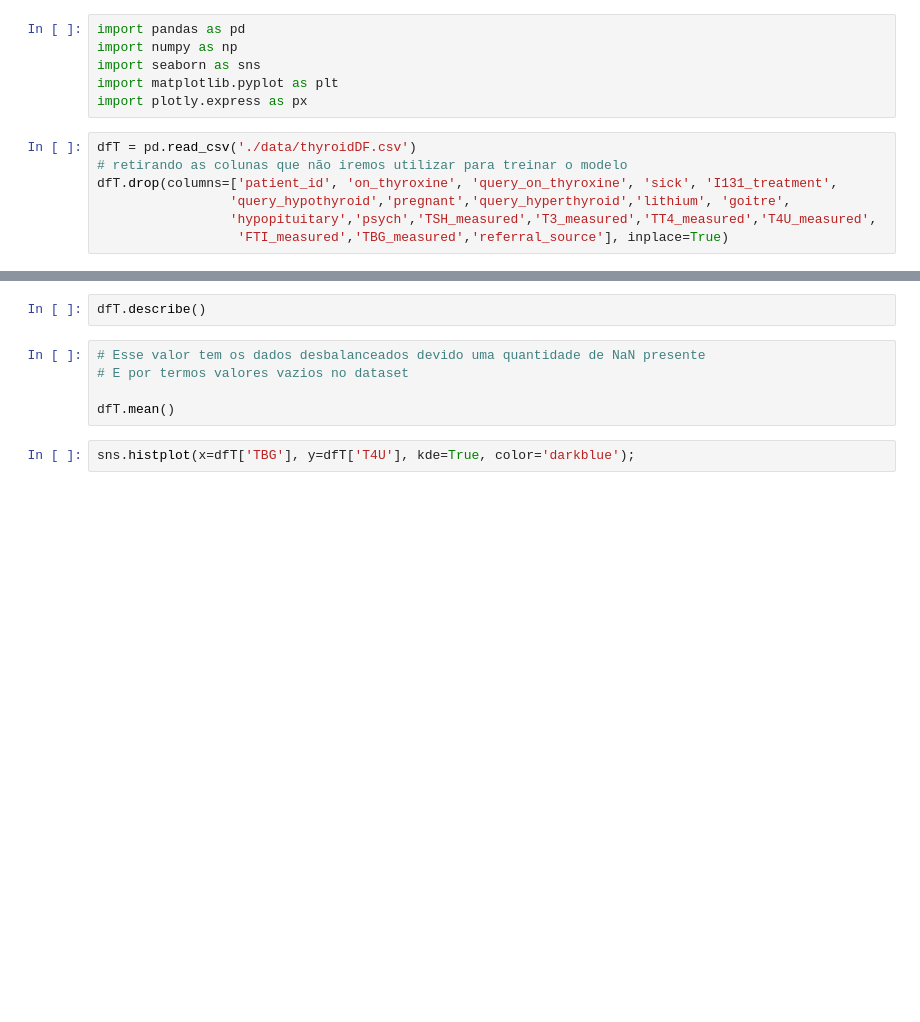
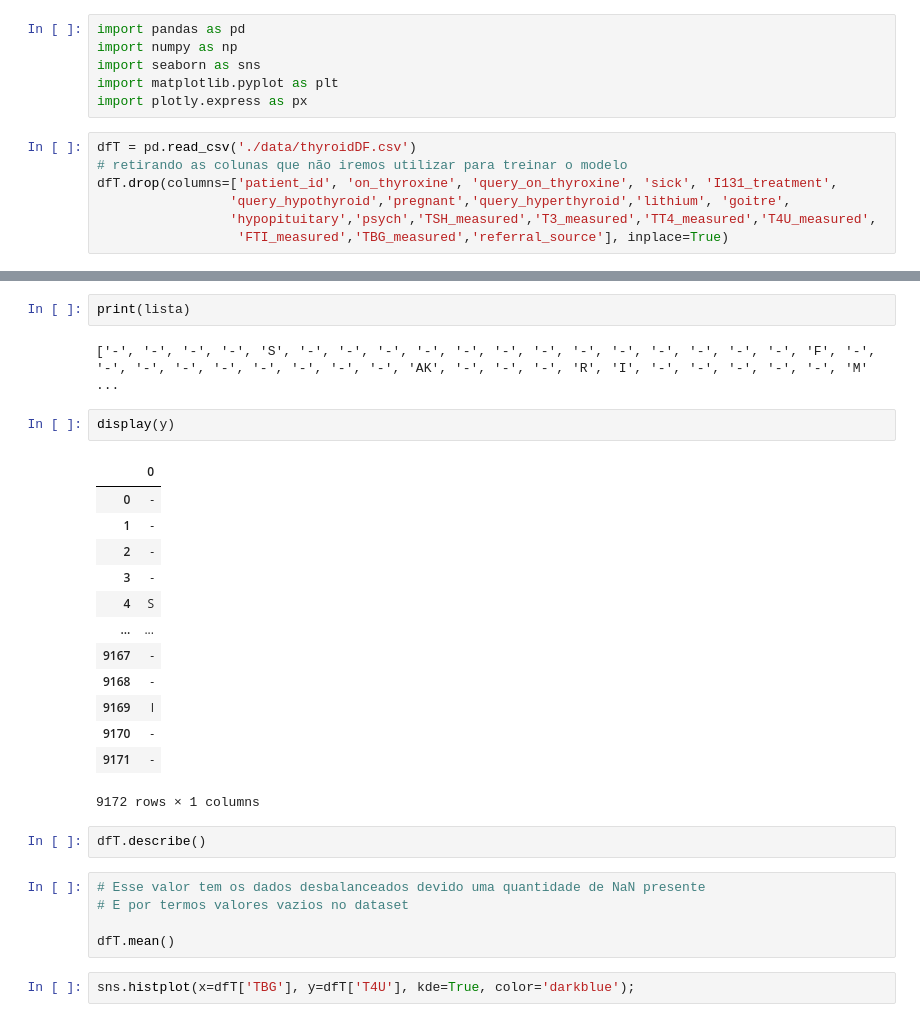
Before and after one commit to cantaruttim/Thyroid_Disease, a Jupyter notebook: Tyreoid Disease.ipynb, the cells around one changed output, grey strips where cells are left out. Drawn from its saved outputs; the diff is of its cells as text; blank space fills up the shorter version.

```diff
--- a/Tyreoid Disease.ipynb
+++ b/Tyreoid Disease.ipynb
@@ -24,3 +61,23 @@ dfT.head(15)
+# %%
+print(lista)
+# %% [output]
+['-', '-', '-', '-', 'S', '-', '-', '-', '-', '-', '-', '-', '-', '-', '-', '-', '-', '-', 'F', '-', '-', '-', '-', '-', '-', '-', '-', '-', 'AK', '-', '-', '-', 'R', 'I', '-', '-', '-', '-', '-', 'M' ...
+# %%
+display(y)
+# %% [output]
+|  | 0 |
+| 0 | - |
+| 1 | - |
+| 2 | - |
+| 3 | - |
+| 4 | S |
+| ... | ... |
+| 9167 | - |
+| 9168 | - |
+| 9169 | I |
+| 9170 | - |
+| 9171 | - |
+9172 rows × 1 columns
 # %%
 dfT.describe()
 # %%
```
Also changed, not shown: parts of 12 cells of this notebook.
